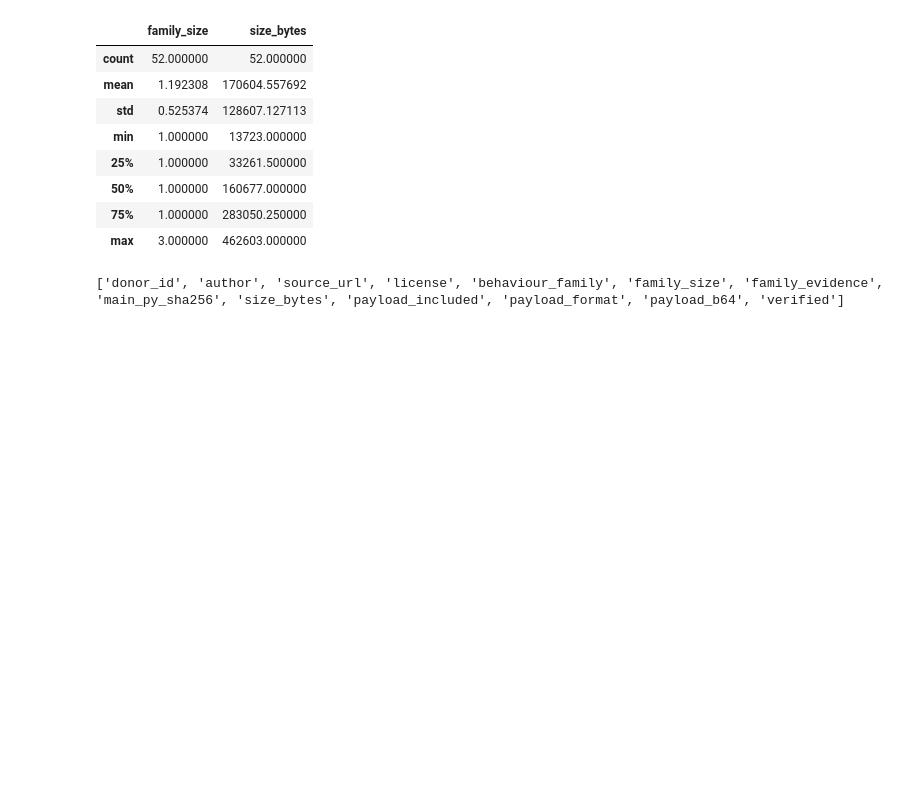
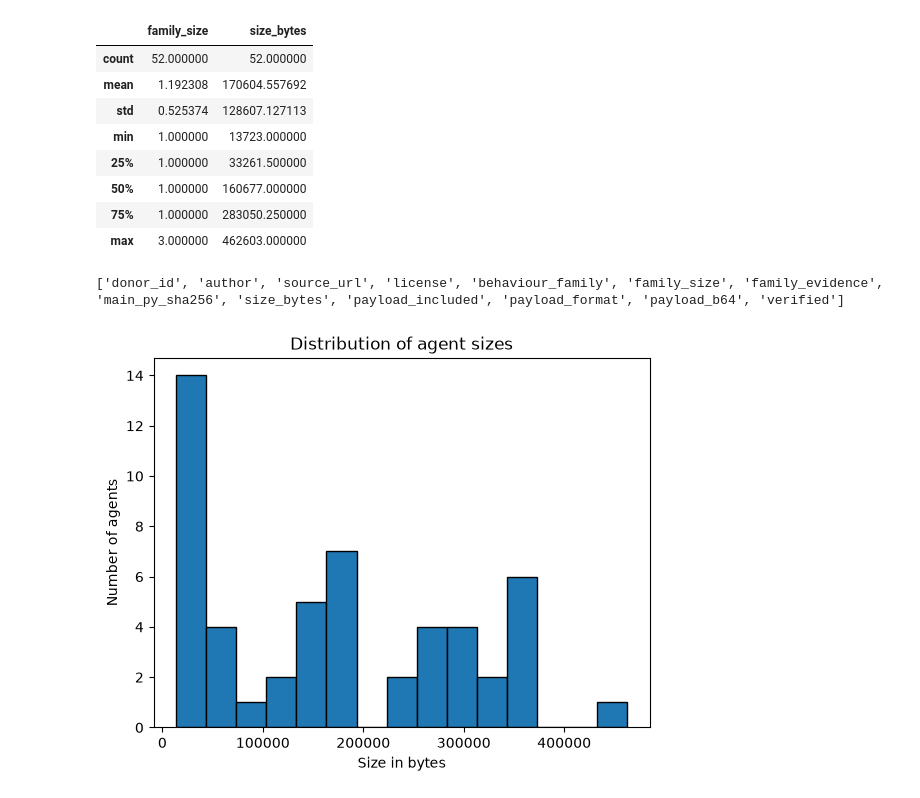
Before and after one commit to nuruyql/machinelearning, a Jupyter notebook: notebooks/dataset.ipynb, the cells around one changed output. Saved outputs shown, nothing was run; the diff lists cells and outputs as text; code cells hidden in the pictures; blank space fills up the shorter version.

```diff
--- a/notebooks/dataset.ipynb
+++ b/notebooks/dataset.ipynb
@@ -70,3 +70,16 @@ df.describe()
 print(df.columns.tolist())
 # %% [output]
 ['donor_id', 'author', 'source_url', 'license', 'behaviour_family', 'family_size', 'family_evidence', 'main_py_sha256', 'size_bytes', 'payload_included', 'payload_format', 'payload_b64', 'verified']
+# %%
+import pandas as pd
+import matplotlib.pyplot as plt
+
+donors = pd.read_csv("../data/donors.csv")
+
+donors["size_bytes"].plot(kind="hist", bins=15, edgecolor="black")
+plt.title("Distribution of agent sizes")
+plt.xlabel("Size in bytes")
+plt.ylabel("Number of agents")
+plt.show()
+# %% [output]
+[figure, added]
```
Also changed, not shown: parts of 2 cells of this notebook, 5 other files.
